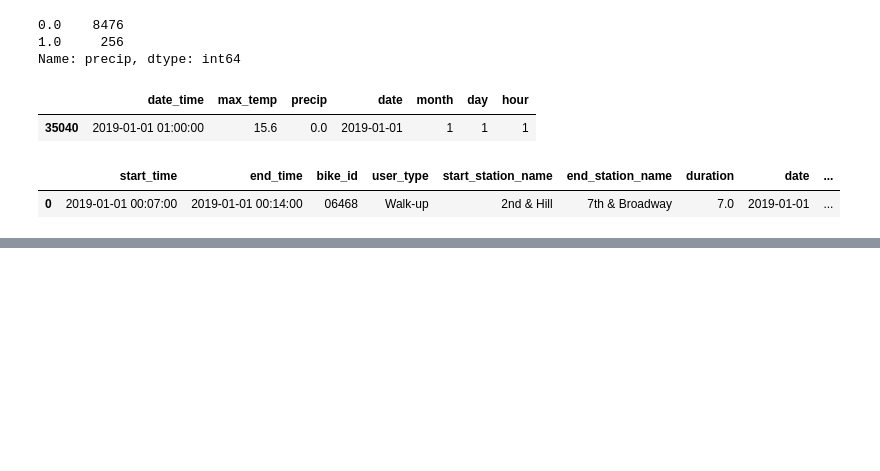
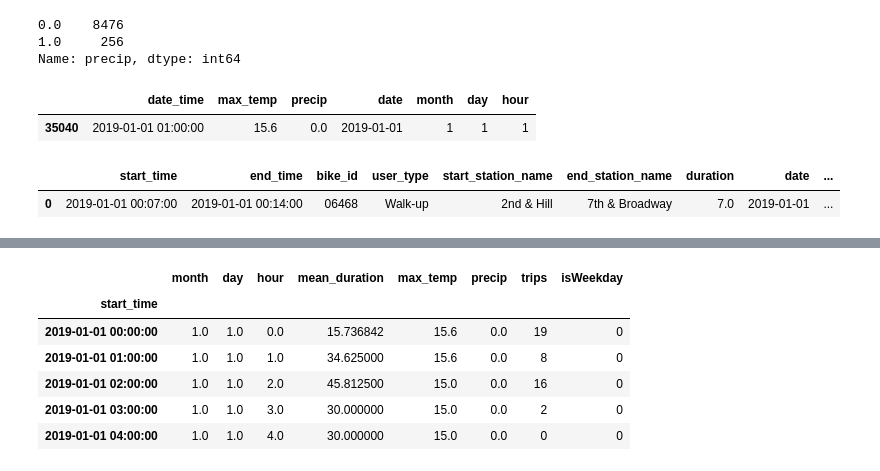
Before and after one commit to lzaruchas/grosse_maedchengruppe_AA2022, a Jupyter notebook: Steffis_Workspace/Data_prep.ipynb, the cells around one changed output, grey strips where cells are left out. Drawn from its saved outputs; the diff is of its cells as text; code cells hidden in the pictures; blank space fills up the shorter version.

```diff
--- a/Steffis_Workspace/Data_prep.ipynb
+++ b/Steffis_Workspace/Data_prep.ipynb
@@ -222,0 +234,4 @@ merged_data.to_csv("merged_data.csv")
+# %%
+# pick feature relevant columns
+feature_data = merged_data[["start_time","month","day","hour","duration","max_temp","precip","bike_id"]]
+feature_data.sort_values(by="start_time").head(1)
@@ -222,0 +241,10 @@ merged_data.to_csv("merged_data.csv")
+# %%
+# aggregate the samples into hourly chunks
+feature_data = feature_data.groupby(pd.Grouper(key='start_time',freq='1H')).agg({"month":"mean","day":"mean","hour":"mean","duration":"mean","max_temp":"mean","precip":"mean","bike_id":"count"})
+feature_data.rename(columns={"duration":"mean_duration","bike_id":"trips"}, inplace=True)
+# deal with null values
+feature_data.loc[feature_data["month"].isna(),"month"] = feature_data.index.to_series().apply(lambda x: x.month)
+feature_data.loc[feature_data["day"].isna(),"day"] = feature_data.index.to_series().apply(lambda x: x.day)
+feature_data.loc[feature_data["hour"].isna(),"hour"] = feature_data.index.to_series().apply(lambda x: x.hour)
+feature_data = feature_data.fillna(method="ffill")
+feature_data.head()
@@ -222,0 +259,12 @@ merged_data.to_csv("merged_data.csv")
+# %%
+# add weekday feature
+feature_data["isWeekday"] = feature_data.index.to_series().apply(lambda x: 1 if x.dayofweek in [5,6] else 0)
+feature_data.head()
+# %% [output]
+|  | month | day | hour | mean_duration | max_temp | precip | trips | isWeekday |
+| start_time |  |  |  |  |  |  |  |  |
+| 2019-01-01 00:00:00 | 1.0 | 1.0 | 0.0 | 15.736842 | 15.6 | 0.0 | 19 | 0 |
+| 2019-01-01 01:00:00 | 1.0 | 1.0 | 1.0 | 34.625000 | 15.6 | 0.0 | 8 | 0 |
+| 2019-01-01 02:00:00 | 1.0 | 1.0 | 2.0 | 45.812500 | 15.0 | 0.0 | 16 | 0 |
+| 2019-01-01 03:00:00 | 1.0 | 1.0 | 3.0 | 30.000000 | 15.0 | 0.0 | 2 | 0 |
+| 2019-01-01 04:00:00 | 1.0 | 1.0 | 4.0 | 30.000000 | 15.0 | 0.0 | 0 | 0 |
```
Also changed, not shown: parts of 8 cells of this notebook.
